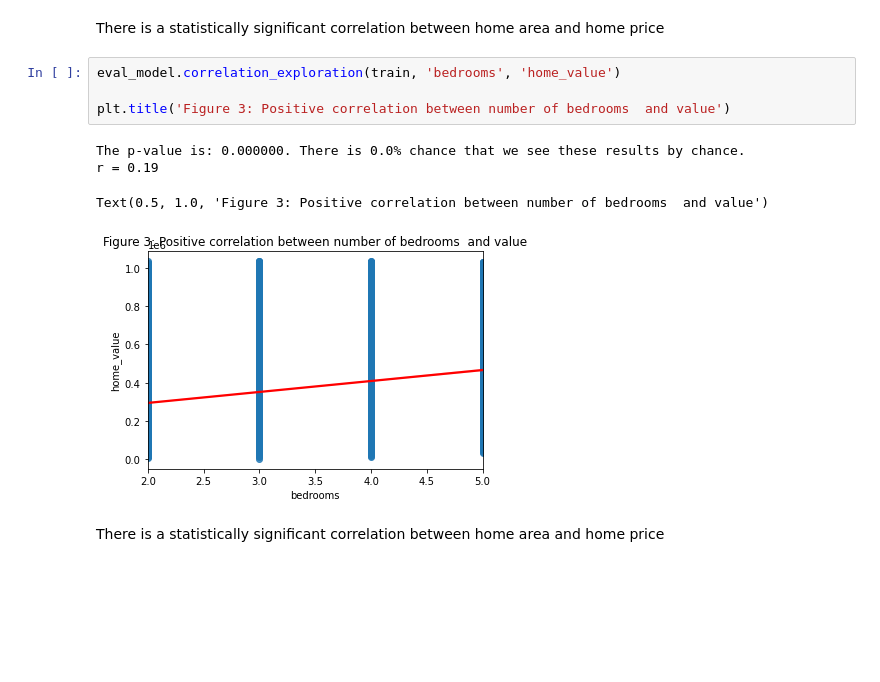
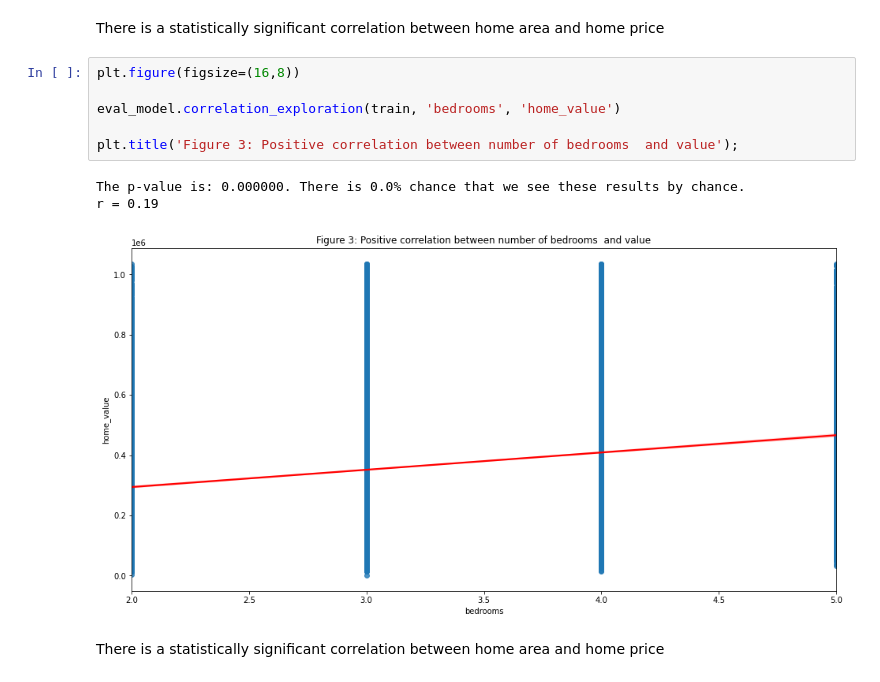
Before and after one commit to Jared-Godar/regression-project, a Jupyter notebook: zillo-report.ipynb, the cells around one changed output. Cells and saved outputs as stored; diff of their text form; blank space fills up the shorter version.

```diff
--- a/zillo-report.ipynb
+++ b/zillo-report.ipynb
@@ -108,14 +132,15 @@ Text(0.5, 1.0, 'Figure 2: Positive correlation between number of bathrooms and v
 # %% [markdown]
 There is a statistically significant correlation between home area and home price
 # %%
+plt.figure(figsize=(16,8))
+
 eval_model.correlation_exploration(train, 'bedrooms', 'home_value')
 
-plt.title('Figure 3: Positive correlation between number of bedrooms  and value')
+plt.title('Figure 3: Positive correlation between number of bedrooms  and value');
 # %% [output]
 The p-value is: 0.000000. There is 0.0% chance that we see these results by chance.
 r = 0.19
-Text(0.5, 1.0, 'Figure 3: Positive correlation between number of bedrooms  and value')
-[figure, old version]
+[figure, new version]
 # %% [markdown]
 There is a statistically significant correlation between home area and home price
 # %% [markdown]
```
Also changed, not shown: parts of 18 cells of this notebook, 2 other files.
